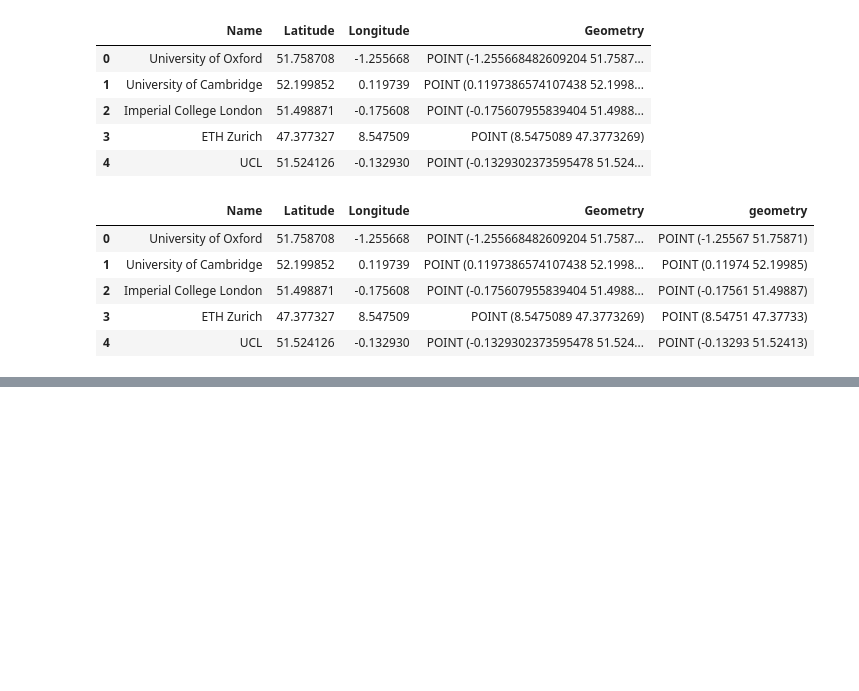
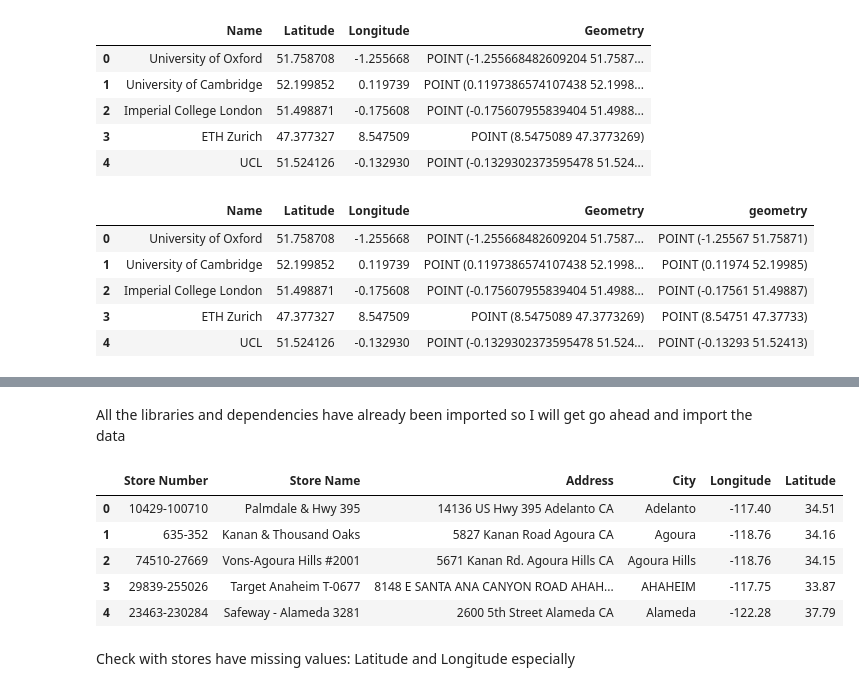
Before and after one commit to jimaid/tutorial, a Jupyter notebook: Geocoding.ipynb, the cells around one changed output, grey strips where cells are left out. Drawn from its saved outputs; the diff is of its cells as text; code cells hidden in the pictures; blank space fills up the shorter version.

```diff
--- a/Geocoding.ipynb
+++ b/Geocoding.ipynb
@@ -89,0 +112,14 @@ map
+# %% [markdown]
+All the libraries and dependencies have already been imported so I will get go ahead and import the data
+# %%
+starbucks =pd.read_csv('starbucks_locations.csv')
+starbucks.head()
+# %% [output]
+|  | Store Number | Store Name | Address | City | Longitude | Latitude |
+| 0 | 10429-100710 | Palmdale & Hwy 395 | 14136 US Hwy 395 Adelanto CA | Adelanto | -117.40 | 34.51 |
+| 1 | 635-352 | Kanan & Thousand Oaks | 5827 Kanan Road Agoura CA | Agoura | -118.76 | 34.16 |
+| 2 | 74510-27669 | Vons-Agoura Hills #2001 | 5671 Kanan Rd. Agoura Hills CA | Agoura Hills | -118.76 | 34.15 |
+| 3 | 29839-255026 | Target Anaheim T-0677 | 8148 E SANTA ANA CANYON ROAD AHAH... | AHAHEIM | -117.75 | 33.87 |
+| 4 | 23463-230284 | Safeway - Alameda 3281 | 2600 5th Street Alameda CA | Alameda | -122.28 | 37.79 |
+# %% [markdown]
+Check with stores have missing values: Latitude and Longitude especially
```
Also changed, not shown: parts of 15 cells of this notebook.
